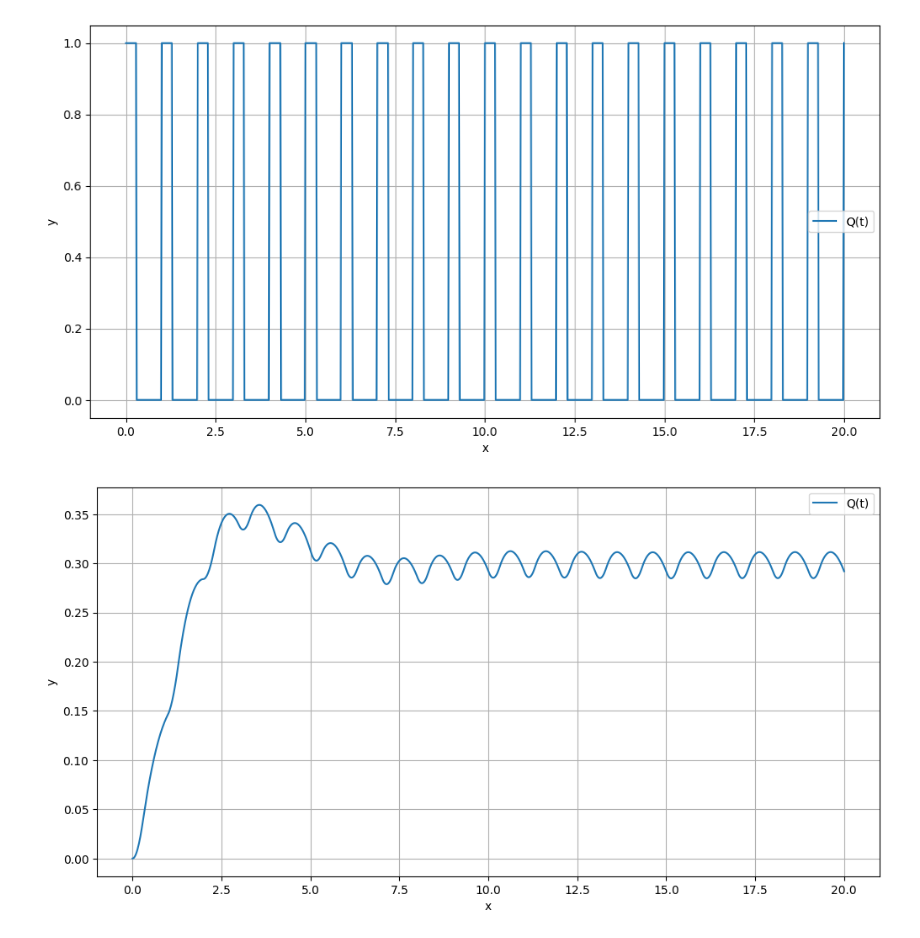
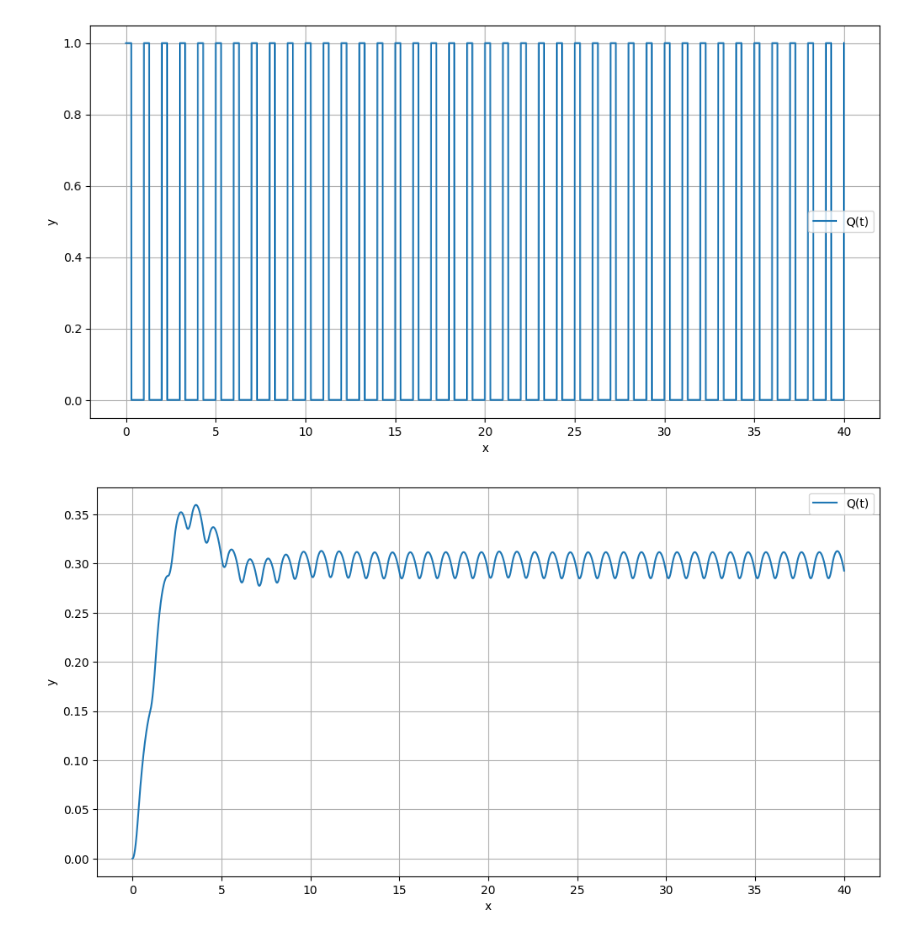
Before and after one commit to himanshutg/ODE_Project, a Jupyter notebook: week2.ipynb, the cells around one changed output. Saved outputs shown, nothing was run; the diff lists cells and outputs as text; code cells hidden in the pictures.

```diff
--- a/week2.ipynb
+++ b/week2.ipynb
@@ -62,23 +62,23 @@ def equation_solver(x0, x1, num_points, Y0, N):
 
     return output
 # %%
-# '''
-# Functions
-# '''
-# def function_1(x, Y):
-#     return  -2 * Y[0] + Y[1] - 2 * Y[2]
+'''
+Functions
+'''
+def function_1(x, Y):
+    return  -2 * Y[0] + Y[1] - 2 * Y[2]
 
-# def function_2(x, Y):
-#     return Y[0] - 2 * Y[1] + 2 * Y[2]
+def function_2(x, Y):
+    return Y[0] - 2 * Y[1] + 2 * Y[2]
 
-# def function_3(x, Y):
-#     return 3 * Y[0] - 3 * Y[1] + 5 * Y[2]
+def function_3(x, Y):
+    return 3 * Y[0] - 3 * Y[1] + 5 * Y[2]
 
-# def f(x, Y):
-#     return np.array([function_1(x, Y), function_2(x, Y), function_3(x, Y)])
+def f(x, Y):
+    return np.array([function_1(x, Y), function_2(x, Y), function_3(x, Y)])
 
-# N = 3  # Number of Functions
+N = 3  # Number of Functions
 
-# x0, x1 = 0, 1
-# Y0 = np.array([-2, 2, 4])
+x0, x1 = 0, 1
+Y0 = np.array([-2, 2, 4])
 # %%
@@ -125,5 +127,5 @@ def f(x, Y):
 
 N = 2  # Number of Functions
 
-x0, x1 = 0, 20
+x0, x1 = 0, 40
 Y0 = np.array([0, 0])
@@ -194,0 +132,3 @@ plot_F_vs_s(s, F_s)
+# %%
+num_points = 10000
+t_array = np.linspace(x0, x1, num_points + 1)
@@ -195,32 +258,32 @@ plot_F_vs_s(s, F_s)
 # %%
 def g(x, t1 = 0.3):
     x = x - np.floor(x)
     if(x < t1):
         return 1
     return 0
 
 y_array = equation_solver(x0, x1, num_points, Y0, N)
 
 plt.figure(figsize=(12, 6))
-plt.plot(x_array, list(map(g,x_array)), label=f'Q(t)')
+plt.plot(t_array, list(map(g,t_array)), label=f'Q(t)')
 plt.xlabel('x')
 plt.ylabel('y')
 plt.legend()
 plt.grid(True)
 plt.savefig('Report\\save_2.png')
 plt.show()
 
 plt.figure(figsize=(12, 6))
-plt.plot(x_array, y_array[0], label=f'Q(t)')
+plt.plot(t_array, y_array[0], label=f'Q(t)')
 plt.xlabel('x')
 plt.ylabel('y')
 plt.legend()
 plt.grid(True)
 plt.savefig('Report\\save_3.png')
 plt.show()
 # %% [output]
-[figure, old version]
+[figure, new version]
-[figure, old version]
+[figure, new version]
 # %%
 def g(x, c_ = 10):
     return c_
```
Also changed, not shown: parts of 8 cells of this notebook, 12 other files.
